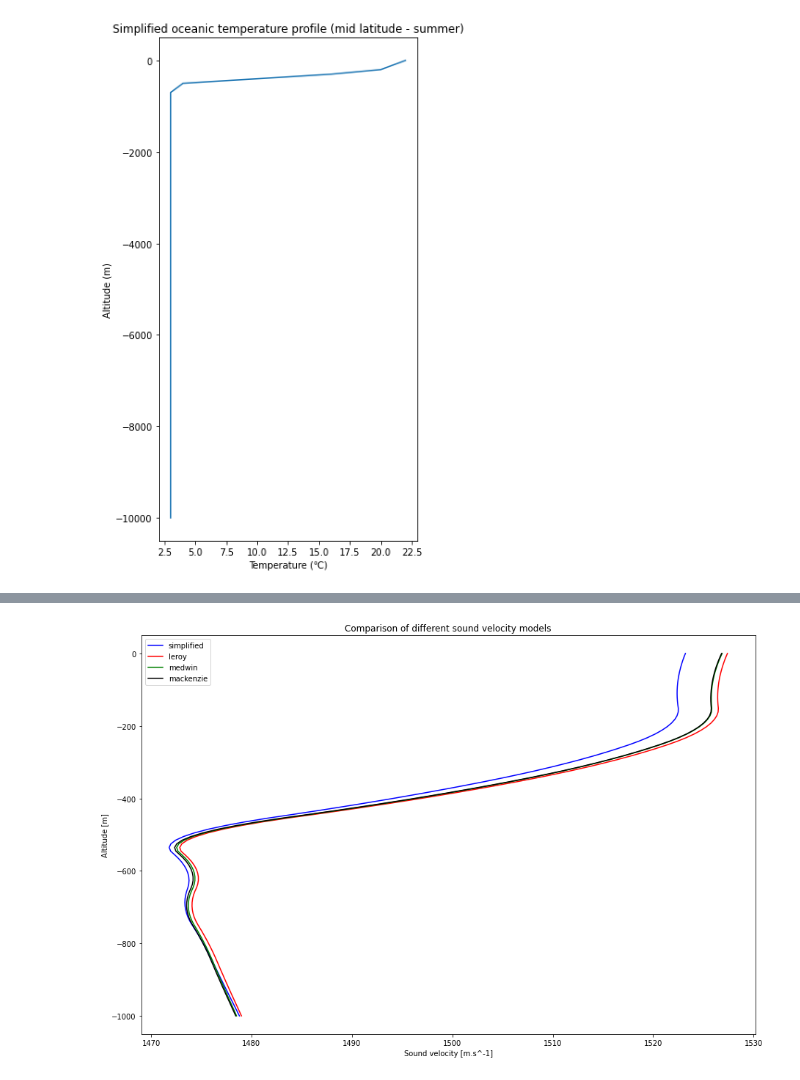
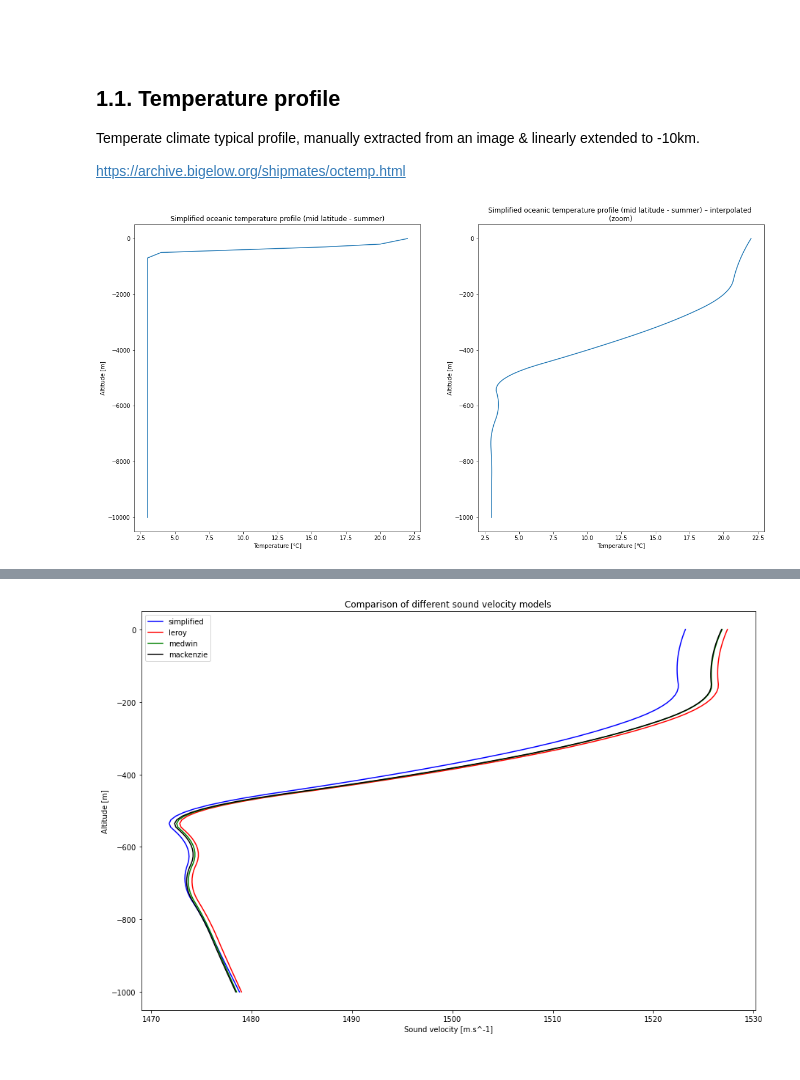
Before and after one commit to ahernot/data2021-bruits-mer, a Jupyter notebook: sound_propagation.ipynb, the cells around one changed output, grey strips where cells are left out. Drawn from its saved outputs; the diff is of its cells as text; code cells hidden in the pictures.

Commit message:
overhaul visualisations

```diff
--- a/sound_propagation.ipynb
+++ b/sound_propagation.ipynb
@@ -6,37 +7,48 @@ from physics.sound_propagation import *
 
 # import matplotlib.colors as mcolors
 # colors = list(mcolors.TABLEAU_COLORS.keys())
+# %% [markdown]
+<br><br>
+
+## 1.1. Temperature profile
+
+Temperate climate typical profile, manually extracted from an image & linearly extended to -10km.
+
+https://archive.bigelow.org/shipmates/octemp.html
 # %%
-# from https://archive.bigelow.org/shipmates/octemp.html
-temp_profile = np.array([
+temperature_profile = np.array([
     [0, 22],
-    [100, 21],
-    [200, 20],
-    [300, 16],
-    [400, 10],
-    [500, 4],
-    [600, 3.5],
-    [700, 3],
-    [800, 3],
-    [900, 3],
-    [1000, 3],
-    [1100, 3],
-    [1200, 3],
-    [1300, 3],
-    [1400, 3],
-    [1500, 3],
-    [10000, 3]
+    [-100, 21],
+    [-200, 20],
+    [-300, 16],
+    [-400, 10],
+    [-500, 4],
+    [-600, 3.5],
+    [-700, 3],
+    [-800, 3],
+    [-900, 3],
+    [-1000, 3],
+    [-1100, 3],
+    [-1200, 3],
+    [-1300, 3],
+    [-1400, 3],
+    [-1500, 3],
+    [-10000, 3]
 ])
 
-plt.figure(figsize=(5, 10))
-plt.plot(temp_profile[:, 1], -1 * temp_profile[:, 0])
-plt.xlabel('Temperature (℃)')
-plt.ylabel('Altitude (m)')
-plt.title('Simplified oceanic temperature profile (mid latitude - summer)')
-plt.show()
+temperature_profile = temperature_profile.T
+calc_T = interpolate.interp1d(temperature_profile[0][::-1], temperature_profile[1][::-1], kind='quadratic')
 
+fig, axs = plt.subplots(1, 2, figsize=(20, 10))
+axs[0].plot(temperature_profile[1], temperature_profile[0])
+axs[0].set_xlabel('Temperature [℃]')
+axs[0].set_ylabel('Altitude [m]')
+axs[0].set_title('Simplified oceanic temperature profile (mid latitude - summer)')
 
-temperature = temp_profile.T
-temperature[0] *= -1
+z = np.linspace(-1000, 0, 100)
+axs[1].plot(calc_T(z), z)
+axs[1].set_xlabel('Temperature [℃]')
+axs[1].set_ylabel('Altitude [m]')
+axs[1].set_title('Simplified oceanic temperature profile (mid latitude - summer) – interpolated \n(zoom)');
 # %% [output]
-[figure, old version]
+[figure, new version]
```
Also changed, not shown: parts of 16 cells of this notebook.
